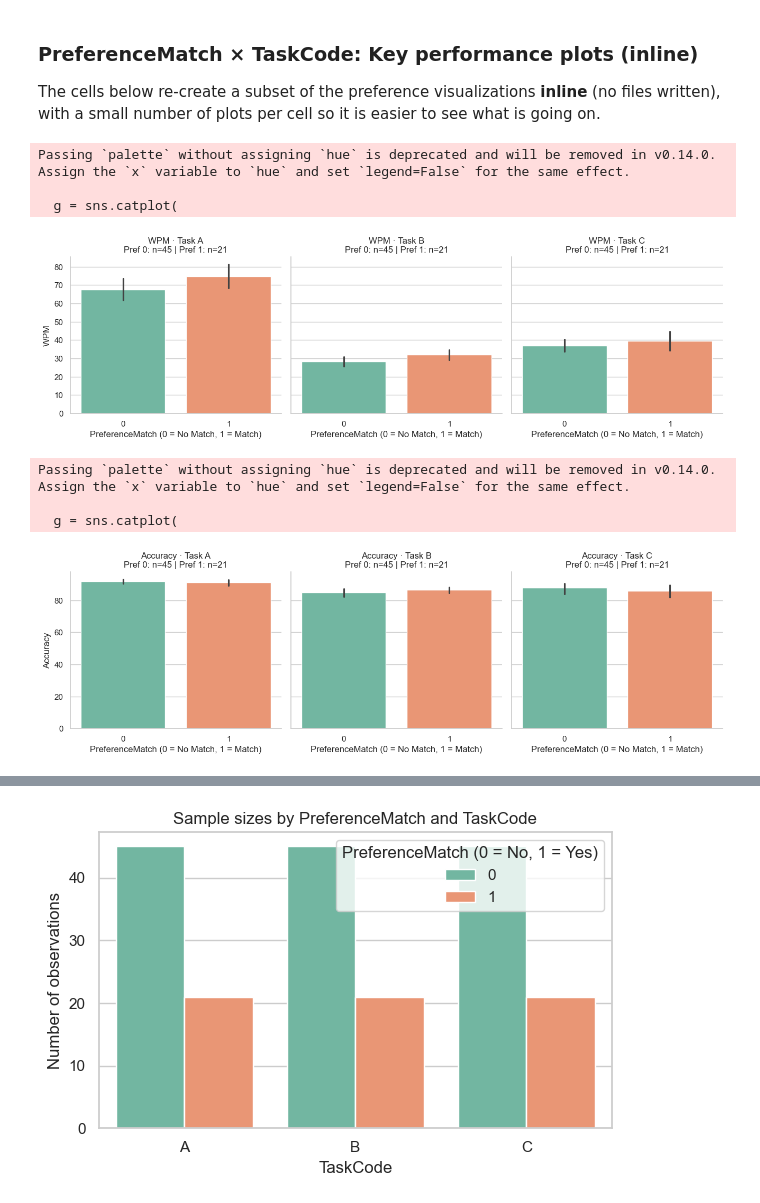
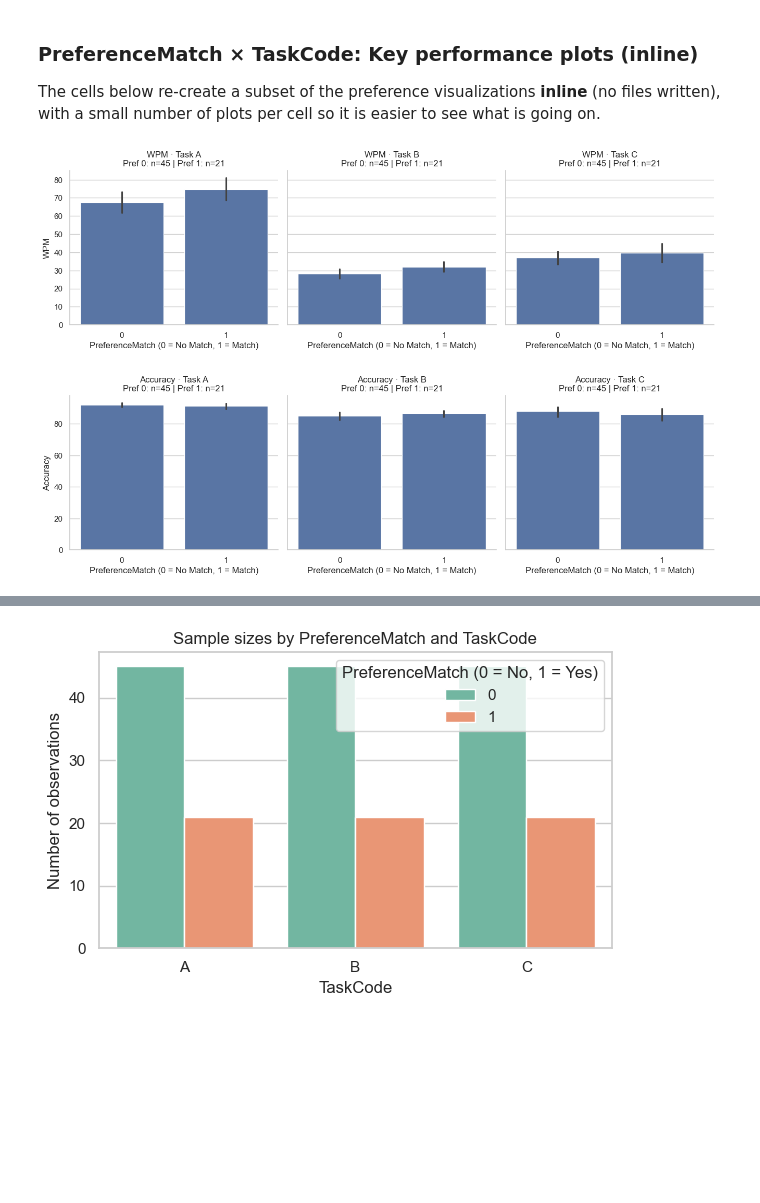
Before and after one commit to chris-asturiano/typing-test, a Jupyter notebook: data_analysis/data_analysis.ipynb, the cells around one changed output, grey strips where cells are left out. Cells and saved outputs as stored; diff of their text form; code cells hidden in the pictures; blank space fills up the shorter version.

```diff
--- a/data_analysis/data_analysis.ipynb
+++ b/data_analysis/data_analysis.ipynb
@@ -1286,15 +1279,13 @@ for dv in all_dvs:
         x="PreferenceMatch",
         y=dv,
         col="TaskCode",
-        ci=95,
-        errorbar=("ci", 95),
-        palette="Set2",
+        errorbar=("ci", 95),  # use new errorbar API
         height=4,
         aspect=0.9,
     )
 
     # Add sample sizes in titles
-    for ax, (task_code, sub_df) in zip(g.axes.flatten(), perf_tlx.groupby("TaskCode")):
+    for ax, (task_code, sub_df) in zip(g.axes.flatten(), perf_tlx.groupby("TaskCode", observed=False)):
         counts = sub_df.groupby("PreferenceMatch")[dv].count()
         label_parts = [f"Pref={k}: n={v}" for k, v in counts.items()]
         ax.set_title(f"Task {task_code} | " + ", ".join(label_parts))
@@ -1349,13 +1340,12 @@ for dv in key_dists:
         col="TaskCode",
         kind="violin",
         inner=None,
-        palette="Pastel1",
         height=4,
         aspect=0.9,
     )
 
     # Overlay individual points
-    for ax, (task_code, sub_df) in zip(g.axes.flatten(), perf_tlx.groupby("TaskCode")):
+    for ax, (task_code, sub_df) in zip(g.axes.flatten(), perf_tlx.groupby("TaskCode", observed=False)):
         sns.stripplot(
             data=sub_df,
             x="PreferenceMatch",
@@ -1617,43 +1590,36 @@ with a small number of plots per cell so it is easier to see what is going on.
 sns.set_theme(style="whitegrid", context="notebook")
 
 for dv in ["WPM", "Accuracy"]:
     if dv not in perf_tlx.columns:
         continue
 
     g = sns.catplot(
         data=perf_tlx,
         kind="bar",
         x="PreferenceMatch",
         y=dv,
         col="TaskCode",
         errorbar=("ci", 95),
-        palette="Set2",
         height=4,
         aspect=1.1,  # a bit wider facets for readability
     )
 
     # Add sample sizes in titles, formatted across two lines to avoid overlap
-    for ax, (task_code, sub_df) in zip(g.axes.flatten(), perf_tlx.groupby("TaskCode")):
+    for ax, (task_code, sub_df) in zip(g.axes.flatten(), perf_tlx.groupby("TaskCode", observed=False)):
         counts = sub_df.groupby("PreferenceMatch")[dv].count()
         # Ensure both levels 0 and 1 are shown even if one is missing
         n0 = int(counts.get(0, 0))
         n1 = int(counts.get(1, 0))
         title_line1 = f"{dv} · Task {task_code}"
         title_line2 = f"Pref 0: n={n0} | Pref 1: n={n1}"
         ax.set_title(f"{title_line1}\n{title_line2}")
         ax.set_xlabel("PreferenceMatch (0 = No Match, 1 = Match)")
 
     # Rely on per-facet titles only; no global suptitle to keep text from colliding
     plt.show()
 # %% [output]
-Passing `palette` without assigning `hue` is deprecated and will be removed in v0.14.0. Assign the `x` variable to `hue` and set `legend=False` for the same effect.
-
-  g = sns.catplot(
-[figure, old version]
+[figure, new version]
-Passing `palette` without assigning `hue` is deprecated and will be removed in v0.14.0. Assign the `x` variable to `hue` and set `legend=False` for the same effect.
-
-  g = sns.catplot(
-[figure, old version]
+[figure, new version]
 # %%
 # Bar plots: NASA TLX workload dimensions by PreferenceMatch × TaskCode (inline)
 
```
Also changed, not shown: parts of 7 cells of this notebook, 25 other files.
